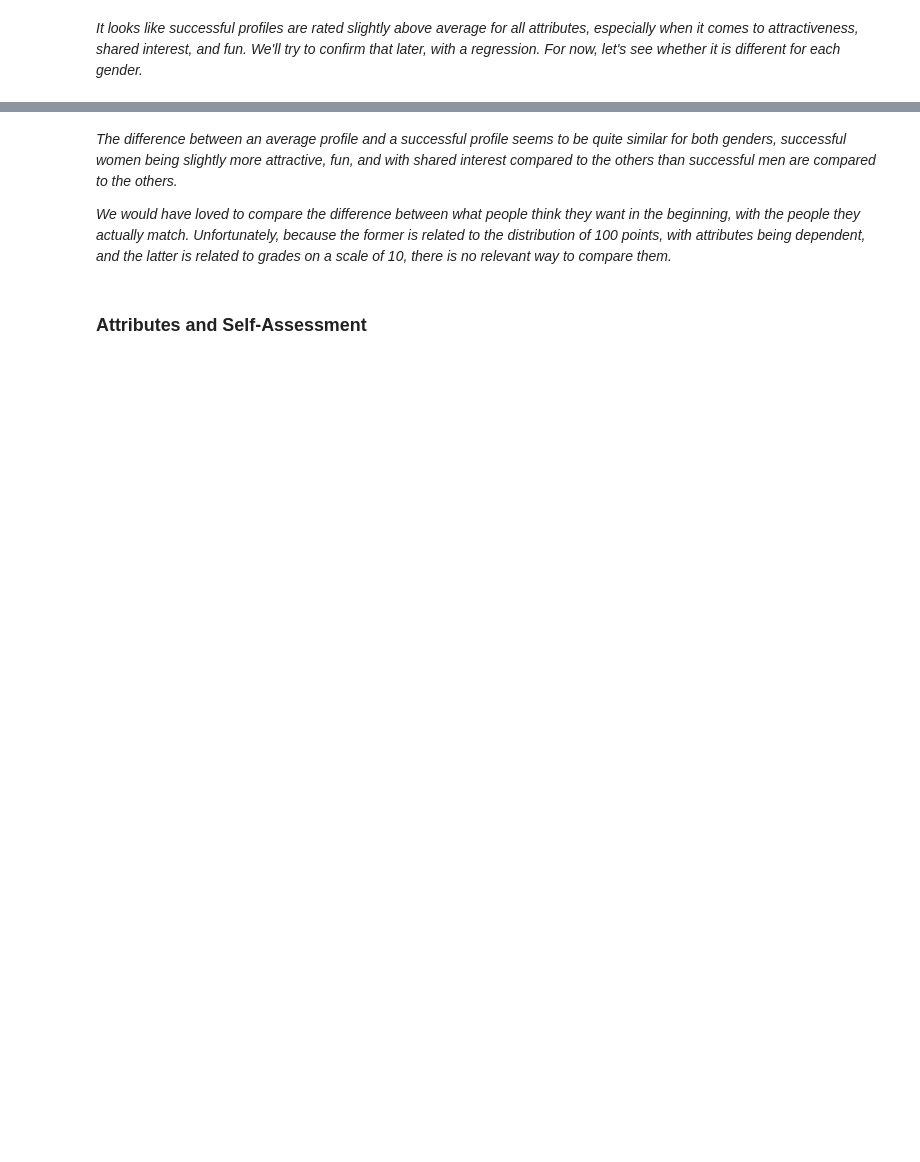
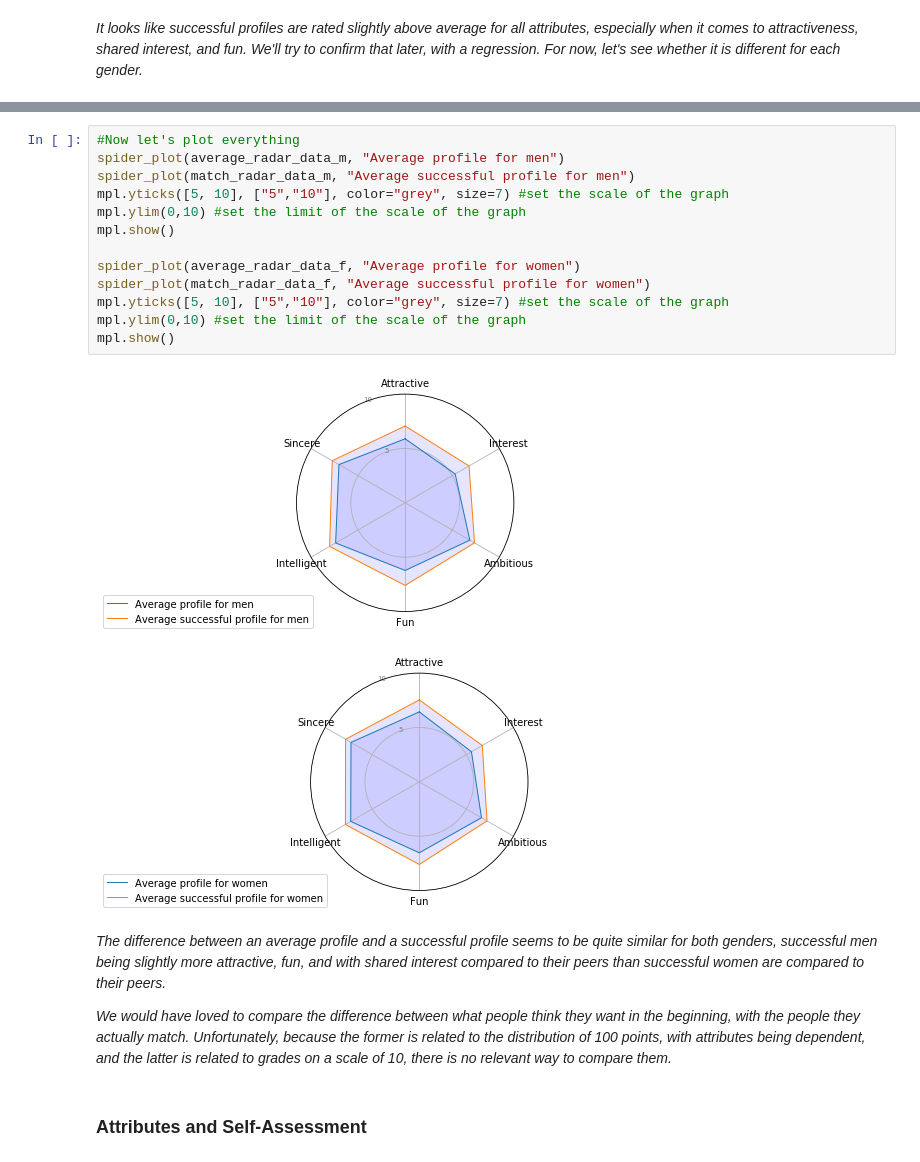
Before and after one commit to alexchouraki/Python-Project, a Jupyter notebook: Python Project.ipynb, the cells around one changed output, grey strips where cells are left out. Cells and saved outputs as stored; diff of their text form; blank space fills up the shorter version.

```diff
--- a/Python Project.ipynb
+++ b/Python Project.ipynb
@@ -388,5 +390,21 @@ mpl.show()
+# %%
+#Now let's plot everything
+spider_plot(average_radar_data_m, "Average profile for men")
+spider_plot(match_radar_data_m, "Average successful profile for men")
+mpl.yticks([5, 10], ["5","10"], color="grey", size=7) #set the scale of the graph
+mpl.ylim(0,10) #set the limit of the scale of the graph
+mpl.show()
+
+spider_plot(average_radar_data_f, "Average profile for women")
+spider_plot(match_radar_data_f, "Average successful profile for women")
+mpl.yticks([5, 10], ["5","10"], color="grey", size=7) #set the scale of the graph
+mpl.ylim(0,10) #set the limit of the scale of the graph
+mpl.show()
+# %% [output]
+[figure, added]
+[figure, added]
 # %% [markdown]
-*The difference between an average profile and a successful profile seems to be quite similar for both genders, successful women being slightly more attractive, fun, and with shared interest compared to the others than successful men are compared to the others.*
+*The difference between an average profile and a successful profile seems to be quite similar for both genders, successful men being slightly more attractive, fun, and with shared interest compared to their peers than successful women are compared to their peers.*
 
 *We would have loved to compare the difference between what people think they want in the beginning, with the people they actually match. Unfortunately, because the former is related to the distribution of 100 points, with attributes being dependent, and the latter is related to grades on a scale of 10, there is no relevant way to compare them.*
 # %% [markdown]
```
Also changed, not shown: parts of 123 cells of this notebook.
